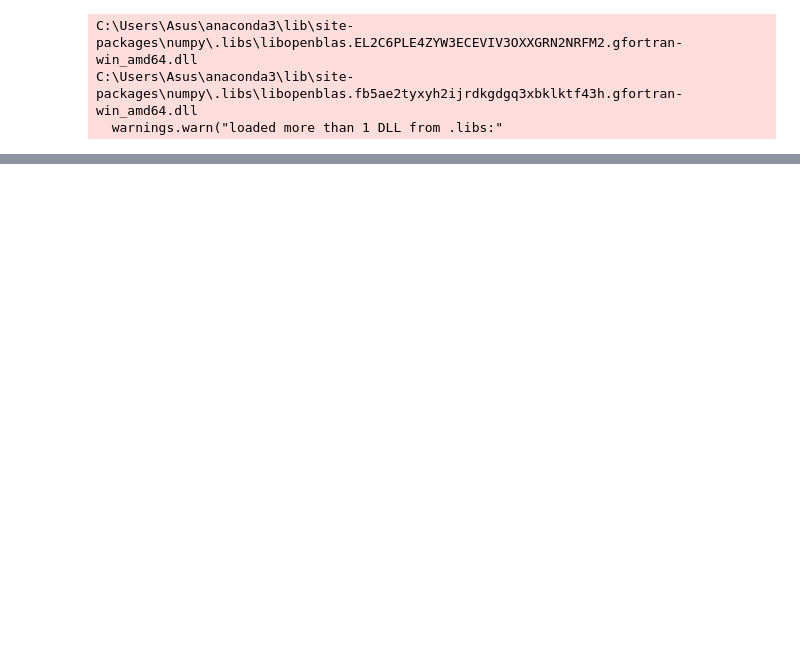
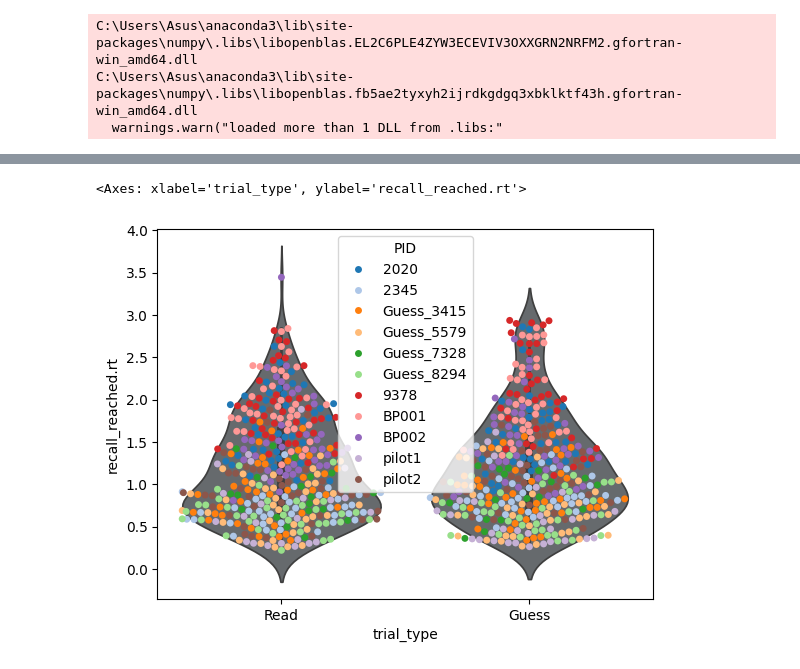
Before and after one commit to zs-nemecz/Guess_fMRI, a Jupyter notebook: behavioral_data_analysis.ipynb, the cells around one changed output, grey strips where cells are left out. Drawn from its saved outputs; the diff is of its cells as text; code cells hidden in the pictures; blank space fills up the shorter version.

```diff
--- a/behavioral_data_analysis.ipynb
+++ b/behavioral_data_analysis.ipynb
@@ -72,0 +93,6 @@ sns.catplot(data = recall, hue = "recalled", kind="box", x="trial_type", y = "re
+# %%
+sns.violinplot(data = recall, x="trial_type", y = "recall_reached.rt", saturation=0.05)
+sns.swarmplot(data = recall, x="trial_type", y = "recall_reached.rt", hue="PID", palette='tab20')
+# %% [output]
+<Axes: xlabel='trial_type', ylabel='recall_reached.rt'>
+[figure, added]
```
Also changed, not shown: parts of 19 cells of this notebook, 8 other files.
